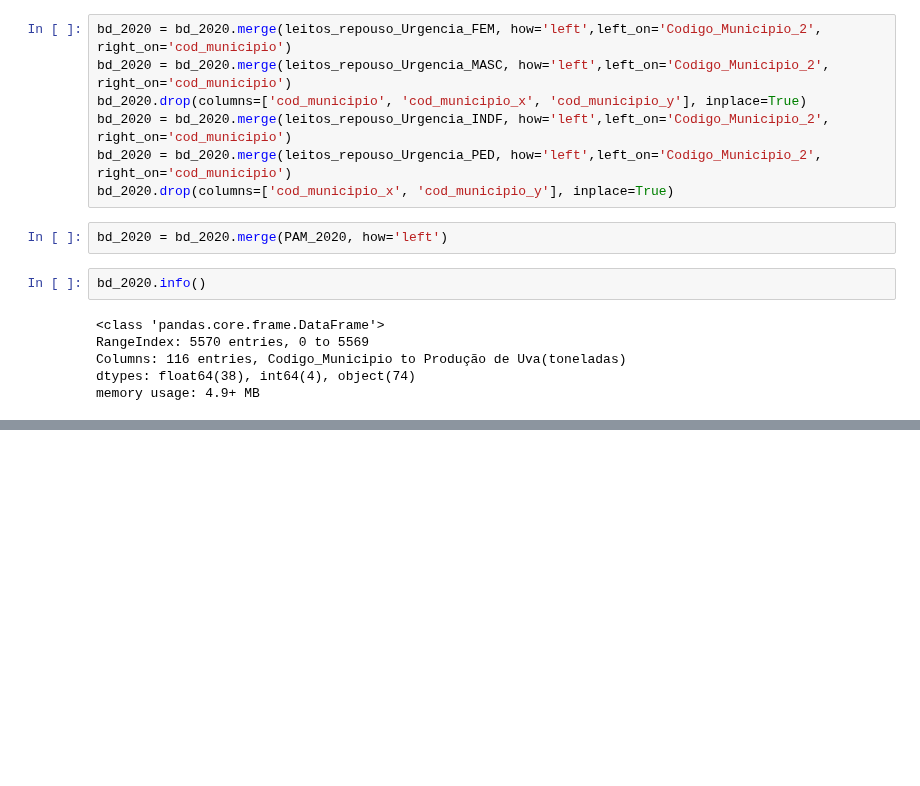
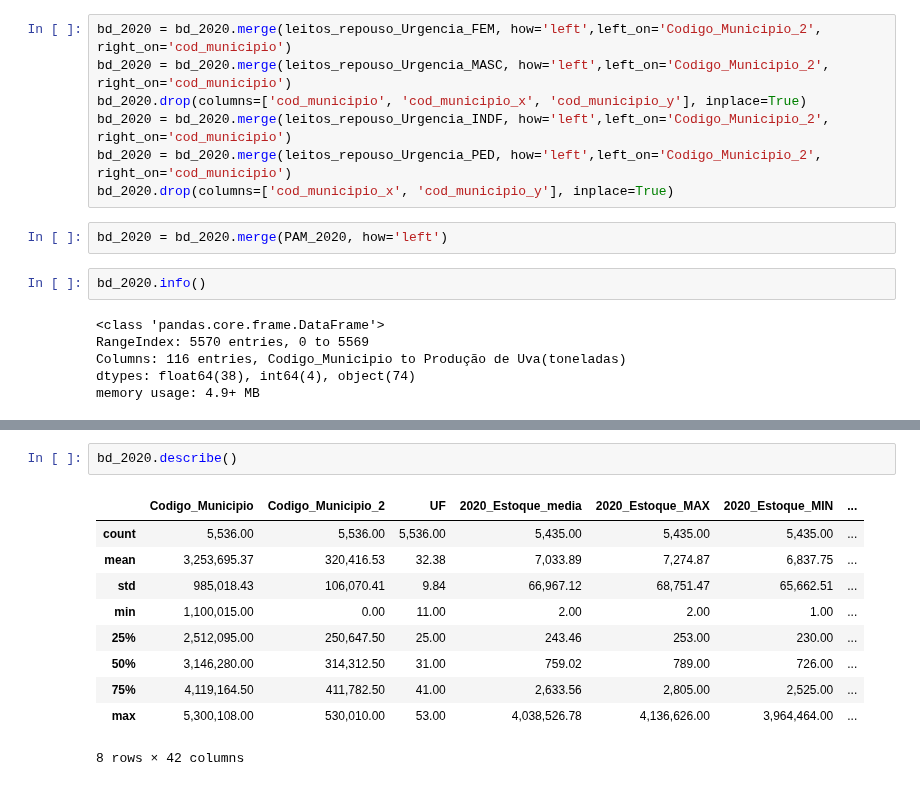
Before and after one commit to AHChaves/IC-InSAN, a Jupyter notebook: Integracao/integracao_2020.ipynb, the cells around one changed output, grey strips where cells are left out. Drawn from its saved outputs; the diff is of its cells as text; blank space fills up the shorter version.

```diff
--- a/Integracao/integracao_2020.ipynb
+++ b/Integracao/integracao_2020.ipynb
@@ -704,2 +716,15 @@ Data columns (total 116 columns):
 dtypes: float64(38), int64(4), object(74)
 memory usage: 4.9+ MB
+# %%
+bd_2020.describe()
+# %% [output]
+|  | Codigo_Municipio | Codigo_Municipio_2 | UF | 2020_Estoque_media | 2020_Estoque_MAX | 2020_Estoque_MIN | ... |
+| count | 5,536.00 | 5,536.00 | 5,536.00 | 5,435.00 | 5,435.00 | 5,435.00 | ... |
+| mean | 3,253,695.37 | 320,416.53 | 32.38 | 7,033.89 | 7,274.87 | 6,837.75 | ... |
+| std | 985,018.43 | 106,070.41 | 9.84 | 66,967.12 | 68,751.47 | 65,662.51 | ... |
+| min | 1,100,015.00 | 0.00 | 11.00 | 2.00 | 2.00 | 1.00 | ... |
+| 25% | 2,512,095.00 | 250,647.50 | 25.00 | 243.46 | 253.00 | 230.00 | ... |
+| 50% | 3,146,280.00 | 314,312.50 | 31.00 | 759.02 | 789.00 | 726.00 | ... |
+| 75% | 4,119,164.50 | 411,782.50 | 41.00 | 2,633.56 | 2,805.00 | 2,525.00 | ... |
+| max | 5,300,108.00 | 530,010.00 | 53.00 | 4,038,526.78 | 4,136,626.00 | 3,964,464.00 | ... |
+8 rows × 42 columns
```
Also changed, not shown: parts of 6 cells of this notebook, 2 other files.
